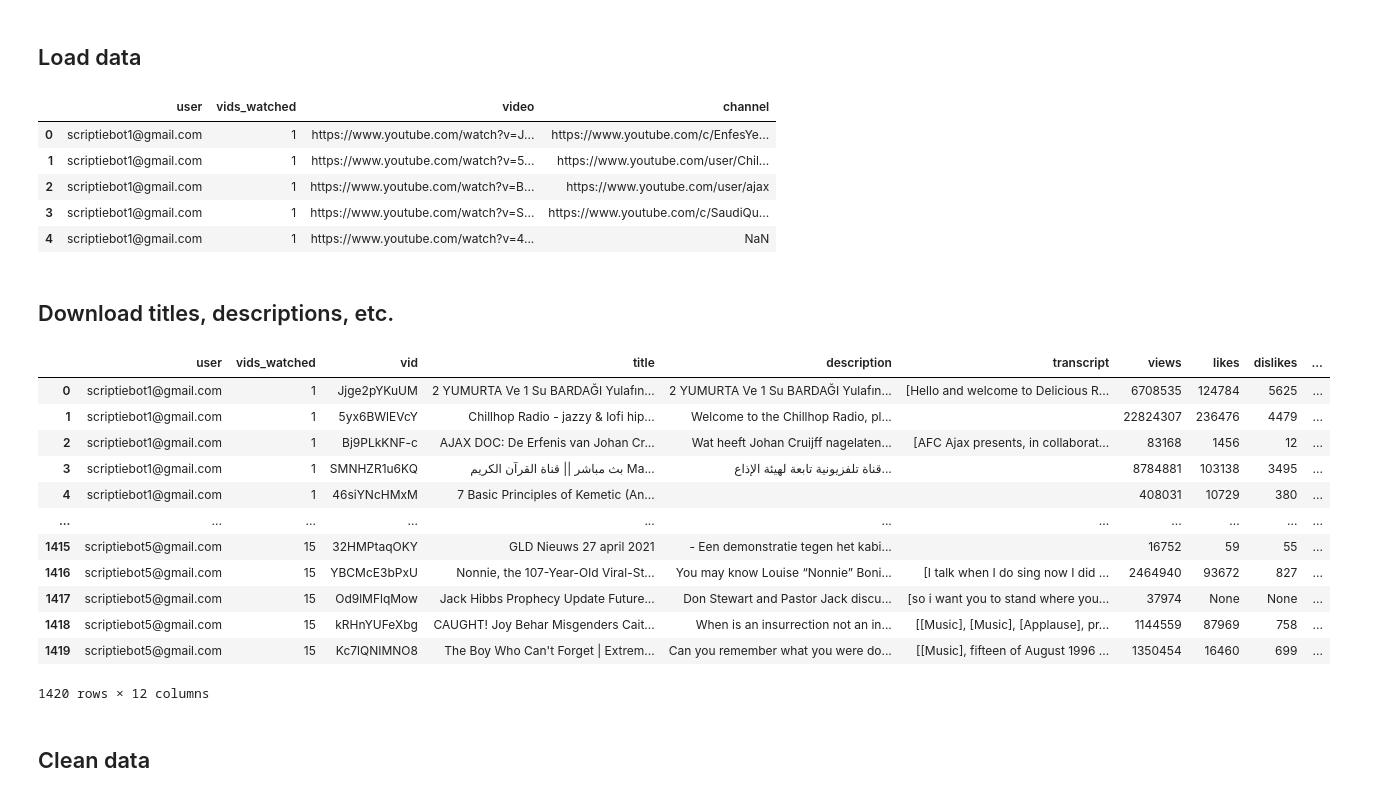
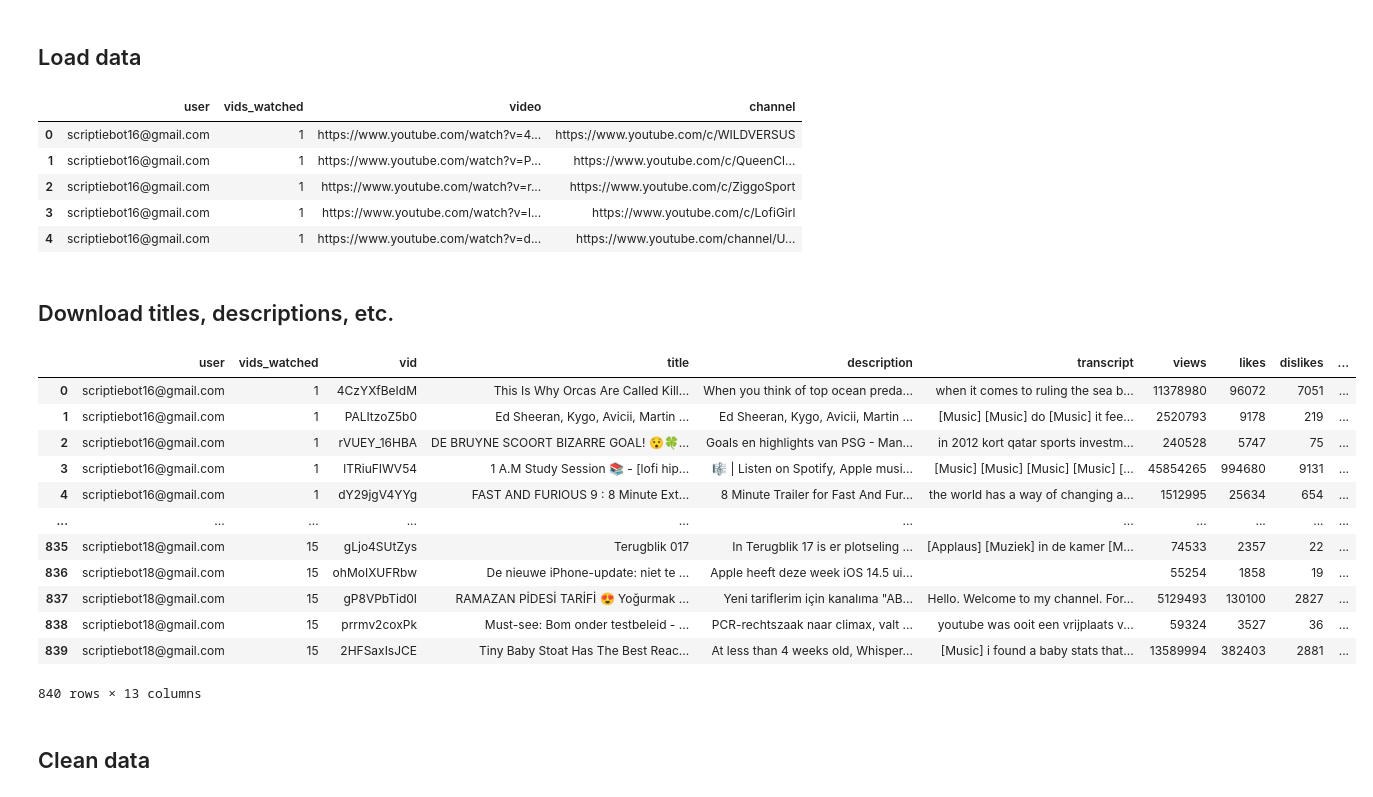
Before and after one commit to Roan-Schellingerhout/YouTube_conspiracy_paper, a Jupyter notebook: Results/Results recommendations.ipynb, the cells around one changed output. Drawn from its saved outputs; the diff is of its cells as text; code cells hidden in the pictures.

Commit message:
Improved experiment, more results analysed

```diff
--- a/Results/Results recommendations.ipynb
+++ b/Results/Results recommendations.ipynb
@@ -47,7 +48,7 @@ def update_key(api, key_list):
 # %% [markdown]
 ## Load data
 # %%
-path = r'C:/Users/Roan/Documents/bachelor_scriptie/Results/strat_1' # use your path
+path = r'C:/Users/Roan/Documents/bachelor_scriptie/Results/strat_4' # use your path
 all_files = glob.glob(path + "/rec*")
 
 li = []
@@ -61,11 +62,11 @@ frame = pd.concat(li, axis=0, ignore_index=True)
 frame.head()
 # %% [output]
 |  | user | vids_watched | video | channel |
-| 0 | scriptiebot1@gmail.com | 1 | https://www.youtube.com/watch?v=J... | https://www.youtube.com/c/EnfesYe... |
-| 1 | scriptiebot1@gmail.com | 1 | https://www.youtube.com/watch?v=5... | https://www.youtube.com/user/Chil... |
-| 2 | scriptiebot1@gmail.com | 1 | https://www.youtube.com/watch?v=B... | https://www.youtube.com/user/ajax |
-| 3 | scriptiebot1@gmail.com | 1 | https://www.youtube.com/watch?v=S... | https://www.youtube.com/c/SaudiQu... |
-| 4 | scriptiebot1@gmail.com | 1 | https://www.youtube.com/watch?v=4... | NaN |
+| 0 | scriptiebot16@gmail.com | 1 | https://www.youtube.com/watch?v=4... | https://www.youtube.com/c/WILDVERSUS |
+| 1 | scriptiebot16@gmail.com | 1 | https://www.youtube.com/watch?v=P... | https://www.youtube.com/c/QueenCl... |
+| 2 | scriptiebot16@gmail.com | 1 | https://www.youtube.com/watch?v=r... | https://www.youtube.com/c/ZiggoSport |
+| 3 | scriptiebot16@gmail.com | 1 | https://www.youtube.com/watch?v=l... | https://www.youtube.com/c/LofiGirl |
+| 4 | scriptiebot16@gmail.com | 1 | https://www.youtube.com/watch?v=d... | https://www.youtube.com/channel/U... |
 # %%
 watched_ids = frame["video"].apply(lambda x: x.split("v=")[1])
 # %%
@@ -75,7 +76,7 @@ frame["video_id"] = watched_ids.apply(lambda x: x.split("&list")[0])
 # %%
 matrix = defaultdict(list)
 
-for vid in notebook.tqdm(frame.itertuples(), total=1419):
+for vid in notebook.tqdm(frame.itertuples(), total=len(frame)):
     # Video information
     try:
         dct = api.get_video_by_id(video_id = vid[-1]).items[0].to_dict()
@@ -91,52 +92,59 @@ for vid in notebook.tqdm(frame.itertuples(), total=1419):
             api = update_key(api, keys)
             chnl = api.get_channel_info(channel_id=dct["snippet"]["channelId"]).items[0].to_dict()
 
-
-
     # Split
     snippet = dct["snippet"]
     stats = dct["statistics"]
 
     matrix["user"].append(vid[1])
     matrix["vids_watched"].append(vid[2])
     matrix["vid"].append(vid[-1])
 
     # Text
     matrix["title"].append(snippet["title"])
     matrix["description"].append(snippet["description"])
 
+    langs = ("en", "nl", "af", "sq", "de", "am", "ar","hy","az","eu","be","bn","my","bs","bg",
+             "ca","ceb","zh-Hant","zh-Hans","co","da","en","eo","et","fil","fi","fr","fy","gl",
+             "ka","el","gu","ht","ha","haw","iw","hi","hmn","hu","ga","ig","is","id","it","ja",
+             "jv","yi","kn","kk","km","rw","ky","ku","ko","hr","lo","la","lv","lt","lb","mk","mg",
+             "ml","ms","mt","mi","mr","mn","ne","no","ny","or","ug","uk","uz","ps","fa","pl","pt",
+             "pa","ro","ru","sm","gd","sr","sn","sd","si","sl","sk","su","so","es","sw","tg","ta",
+             "tt","te","th","cs","tk","tr","ur","vi","cy","xh","yo","zu","st","sv")
+
     try:
-        transcript = [i["text"] for i in YouTubeTranscriptApi.get_transcript(vid[-1])]
+        transcript = " ".join([i["text"] for i in YouTubeTranscriptApi.get_transcript(vid[-1], languages=langs)])
     except Exception as e:
         transcript = ""
 
     matrix["transcript"].append(transcript)
 
     # Statistics
     matrix["views"].append(stats["viewCount"])
     matrix["likes"].append(stats["likeCount"])
     matrix["dislikes"].append(stats["dislikeCount"])
     matrix["duration"].append(dct["contentDetails"]["duration"])
 
     # Channel information
     matrix["channel_description"].append(chnl["snippet"]["description"])
     matrix["channel_keywords"].append(chnl["brandingSettings"]["channel"]["keywords"])
+    matrix["channel"].append(chnl["id"])
 
 pd.DataFrame(matrix)
 # %% [output]
 |  | user | vids_watched | vid | title | description | transcript | views | likes | dislikes | ... |
-| 0 | scriptiebot1@gmail.com | 1 | Jjge2pYKuUM | 2 YUMURTA Ve 1 Su BARDAĞI Yulafın... | 2 YUMURTA Ve 1 Su BARDAĞI Yulafın... | [Hello and welcome to Delicious R... | 6708535 | 124784 | 5625 | ... |
-| 1 | scriptiebot1@gmail.com | 1 | 5yx6BWlEVcY | Chillhop Radio - jazzy & lofi hip... | Welcome to the Chillhop Radio, pl... |  | 22824307 | 236476 | 4479 | ... |
-| 2 | scriptiebot1@gmail.com | 1 | Bj9PLkKNF-c | AJAX DOC: De Erfenis van Johan Cr... | Wat heeft Johan Cruijff nagelaten... | [AFC Ajax presents, in collaborat... | 83168 | 1456 | 12 | ... |
-| 3 | scriptiebot1@gmail.com | 1 | SMNHZR1u6KQ | بث مباشر || قناة القرآن الكريم Ma... | قناة تلفزيونية تابعة لهيئة الإذاع... |  | 8784881 | 103138 | 3495 | ... |
-| 4 | scriptiebot1@gmail.com | 1 | 46siYNcHMxM | 7 Basic Principles of Kemetic (An... |  |  | 408031 | 10729 | 380 | ... |
+| 0 | scriptiebot16@gmail.com | 1 | 4CzYXfBeIdM | This Is Why Orcas Are Called Kill... | When you think of top ocean preda... | when it comes to ruling the sea b... | 11378980 | 96072 | 7051 | ... |
+| 1 | scriptiebot16@gmail.com | 1 | PALItzoZ5b0 | Ed Sheeran, Kygo, Avicii, Martin ... | Ed Sheeran, Kygo, Avicii, Martin ... | [Music] [Music] do [Music] it fee... | 2520793 | 9178 | 219 | ... |
+| 2 | scriptiebot16@gmail.com | 1 | rVUEY_16HBA | DE BRUYNE SCOORT BIZARRE GOAL! 😯🍀... | Goals en highlights van PSG - Man... | in 2012 kort qatar sports investm... | 240528 | 5747 | 75 | ... |
+| 3 | scriptiebot16@gmail.com | 1 | lTRiuFIWV54 | 1 A.M Study Session 📚 - [lofi hip... | 🎼 | Listen on Spotify, Apple musi... | [Music] [Music] [Music] [Music] [... | 45854265 | 994680 | 9131 | ... |
+| 4 | scriptiebot16@gmail.com | 1 | dY29jgV4YYg | FAST AND FURIOUS 9 : 8 Minute Ext... | 8 Minute Trailer for Fast And Fur... | the world has a way of changing a... | 1512995 | 25634 | 654 | ... |
 | ... | ... | ... | ... | ... | ... | ... | ... | ... | ... | ... |
-| 1415 | scriptiebot5@gmail.com | 15 | 32HMPtaqOKY | GLD Nieuws 27 april 2021 | - Een demonstratie tegen het kabi... |  | 16752 | 59 | 55 | ... |
-| 1416 | scriptiebot5@gmail.com | 15 | YBCMcE3bPxU | Nonnie, the 107-Year-Old Viral-St... | You may know Louise “Nonnie” Boni... | [I talk when I do sing now I did ... | 2464940 | 93672 | 827 | ... |
-| 1417 | scriptiebot5@gmail.com | 15 | Od9lMFlqMow | Jack Hibbs Prophecy Update Future... | Don Stewart and Pastor Jack discu... | [so i want you to stand where you... | 37974 | None | None | ... |
-| 1418 | scriptiebot5@gmail.com | 15 | kRHnYUFeXbg | CAUGHT! Joy Behar Misgenders Cait... | When is an insurrection not an in... | [[Music], [Music], [Applause], pr... | 1144559 | 87969 | 758 | ... |
-| 1419 | scriptiebot5@gmail.com | 15 | Kc7lQNIMNO8 | The Boy Who Can't Forget | Extrem... | Can you remember what you were do... | [[Music], fifteen of August 1996 ... | 1350454 | 16460 | 699 | ... |
+| 835 | scriptiebot18@gmail.com | 15 | gLjo4SUtZys | Terugblik 017 | In Terugblik 17 is er plotseling ... | [Applaus] [Muziek] in de kamer [M... | 74533 | 2357 | 22 | ... |
+| 836 | scriptiebot18@gmail.com | 15 | ohMoIXUFRbw | De nieuwe iPhone-update: niet te ... | Apple heeft deze week iOS 14.5 ui... |  | 55254 | 1858 | 19 | ... |
+| 837 | scriptiebot18@gmail.com | 15 | gP8VPbTid0I | RAMAZAN PİDESİ TARİFİ 😍 Yoğurmak ... | Yeni tariflerim için kanalıma "AB... | Hello. Welcome to my channel. For... | 5129493 | 130100 | 2827 | ... |
+| 838 | scriptiebot18@gmail.com | 15 | prrmv2coxPk | Must-see: Bom onder testbeleid - ... | PCR-rechtszaak naar climax, valt ... | youtube was ooit een vrijplaats v... | 59324 | 3527 | 36 | ... |
+| 839 | scriptiebot18@gmail.com | 15 | 2HFSaxIsJCE | Tiny Baby Stoat Has The Best Reac... | At less than 4 weeks old, Whisper... | [Music] i found a baby stats that... | 13589994 | 382403 | 2881 | ... |
-1420 rows × 12 columns
+840 rows × 13 columns
 # %%
 recs = pd.DataFrame(matrix)
 # %% [markdown]
```
Also changed, not shown: parts of 7 cells of this notebook, 2 other files.
